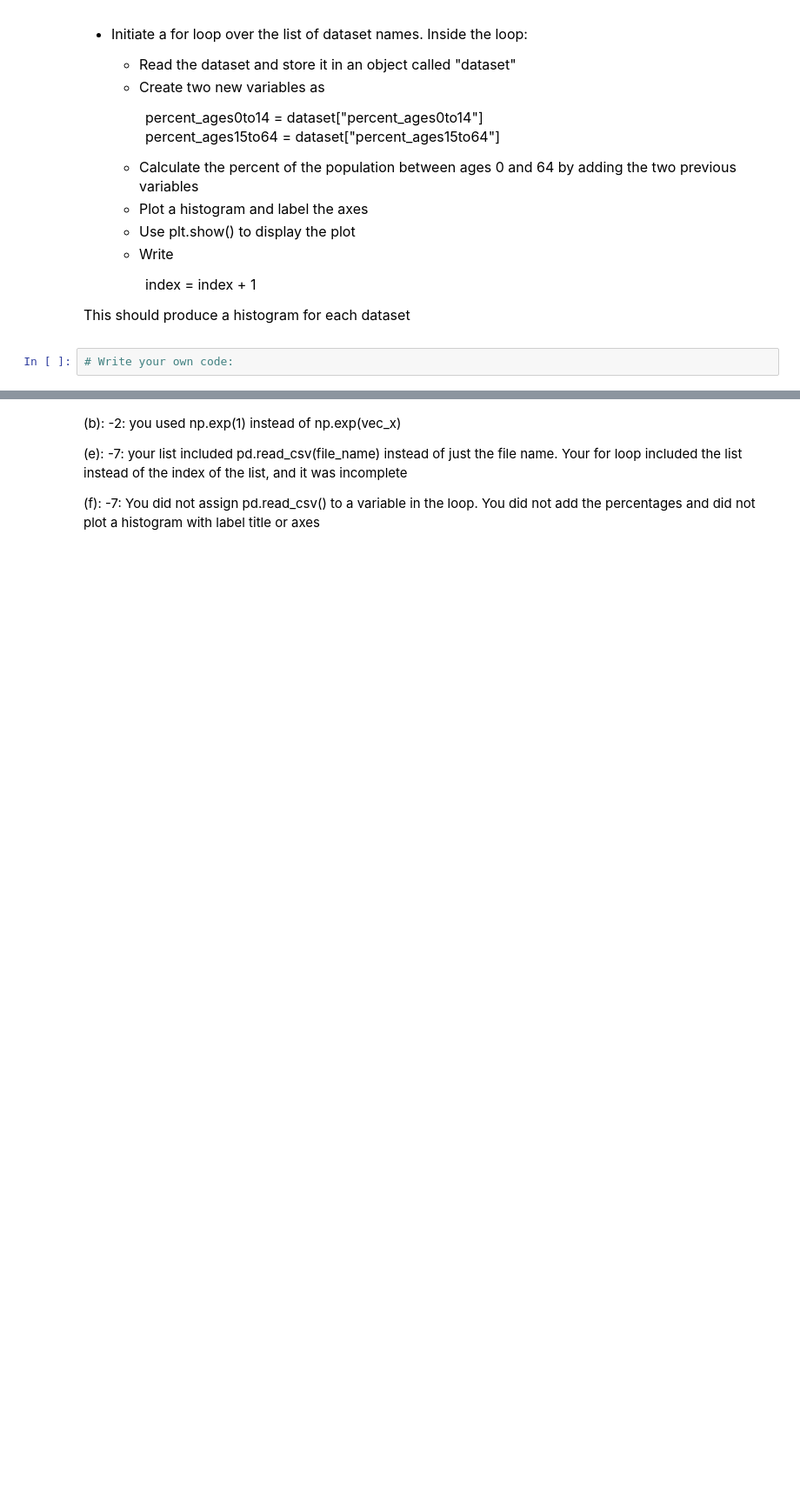
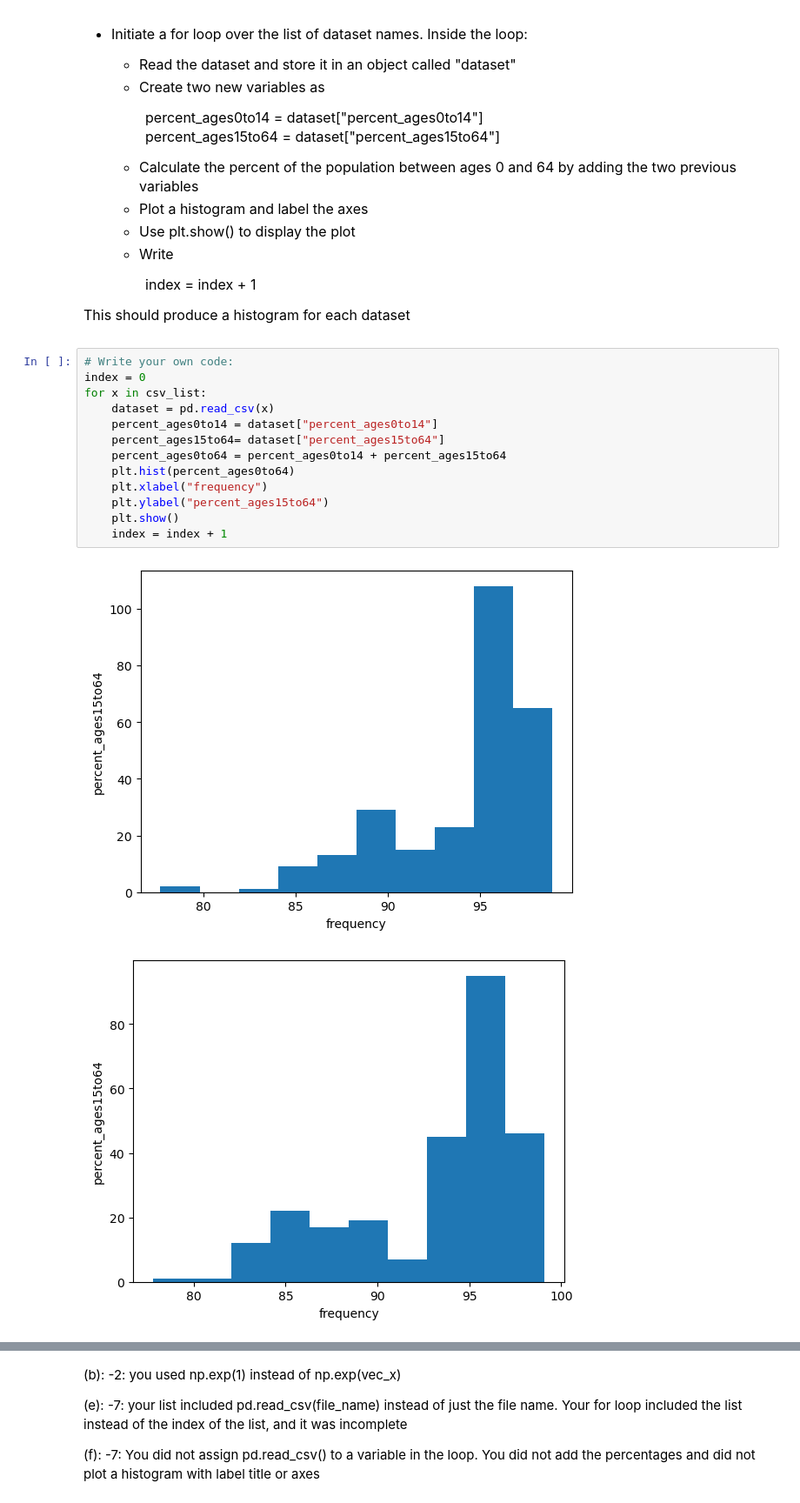
Before and after one commit to ZixuanChenLeo/qtm151_fall_2023, a Jupyter notebook: quizzes/quiz1/quiz_1.ipynb, the cells around one changed output, grey strips where cells are left out. Shown: that part at 87% size. Saved outputs shown, nothing was run; the diff lists cells and outputs as text; blank space fills up the shorter version.

```diff
--- a/quizzes/quiz1/quiz_1.ipynb
+++ b/quizzes/quiz1/quiz_1.ipynb
@@ -199,5 +199,19 @@ $\qquad$ index = 0
 
 
 This should produce a histogram for each dataset
-# %%
-# Write your own code:
+# %%
+# Write your own code:
+index = 0
+for x in csv_list:
+    dataset = pd.read_csv(x)
+    percent_ages0to14 = dataset["percent_ages0to14"]
+    percent_ages15to64= dataset["percent_ages15to64"]
+    percent_ages0to64 = percent_ages0to14 + percent_ages15to64
+    plt.hist(percent_ages0to64)
+    plt.xlabel("frequency")
+    plt.ylabel("percent_ages15to64")
+    plt.show()
+    index = index + 1
+# %% [output]
+[figure, added]
+[figure, added]
```
Also changed, not shown: parts of 1 cell of this notebook, 1 other file.
